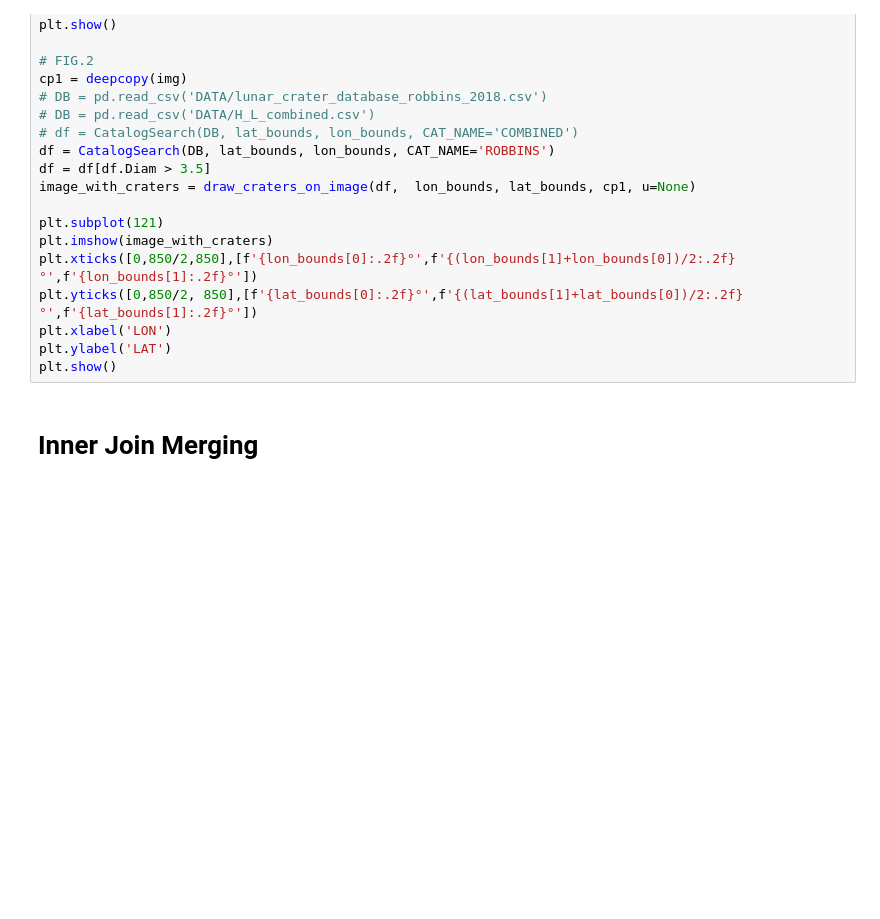
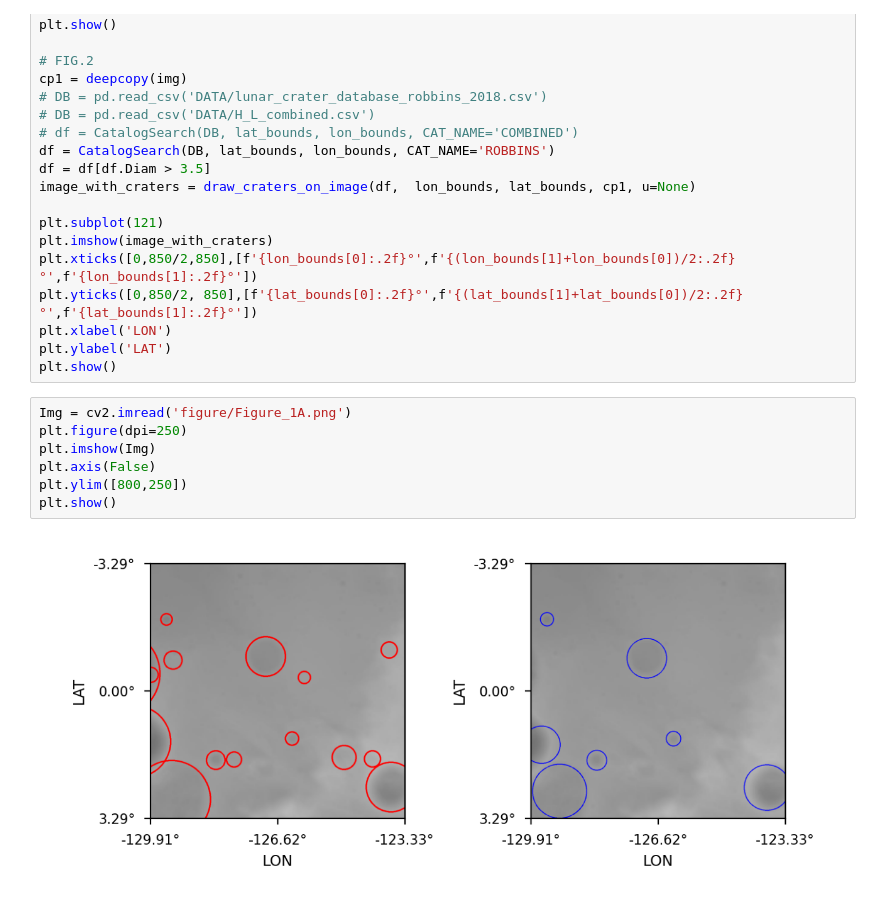
Before and after one commit to sirbastiano/FederNet, a Jupyter notebook: test copy.ipynb, the cells around one changed output. Drawn from its saved outputs; the diff is of its cells as text; blank space fills up the shorter version.

```diff
--- a/test copy.ipynb
+++ b/test copy.ipynb
@@ -141,5 +152,12 @@ plt.yticks([0,850/2, 850],[f'{lat_bounds[0]:.2f}°',f'{(lat_bounds[1]+lat_bounds
 plt.xlabel('LON')
 plt.ylabel('LAT')
 plt.show()
-# %% [markdown]
-# Inner Join Merging
+# %%
+Img = cv2.imread('figure/Figure_1A.png')
+plt.figure(dpi=250)
+plt.imshow(Img)
+plt.axis(False)
+plt.ylim([800,250])
+plt.show()
+# %% [output]
+[figure, added]
```
Also changed, not shown: parts of 24 cells of this notebook, 5 other files.
